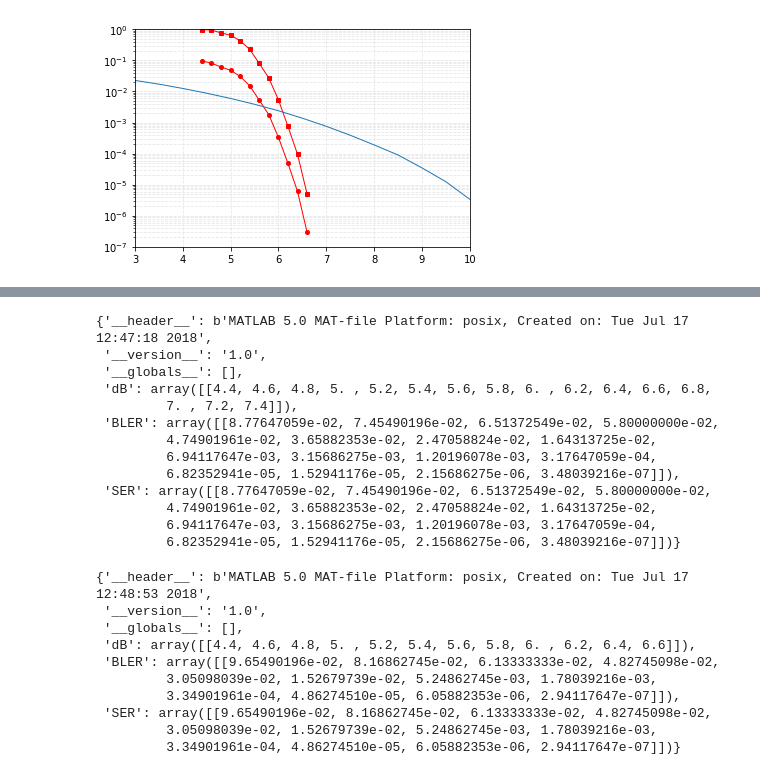
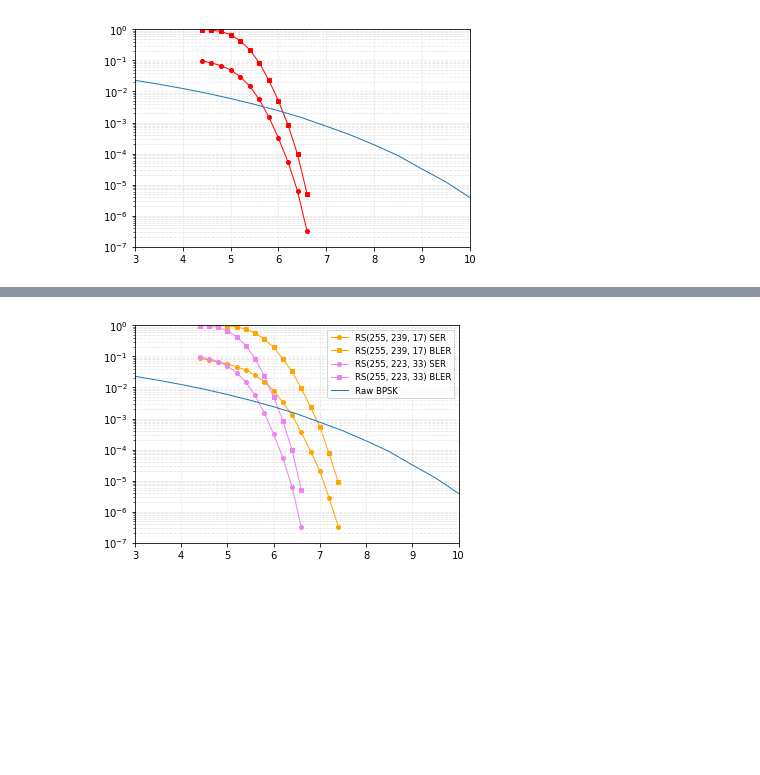
Before and after one commit to JimyMa/UselessBox, a Jupyter notebook: berlekamp_decode_simulation/Berlekamp_decode_simulation.ipynb, the cells around one changed output, grey strips where cells are left out. Drawn from its saved outputs; the diff is of its cells as text; code cells hidden in the pictures; blank space fills up the shorter version.

Commit message:
graph

```diff
--- a/berlekamp_decode_simulation/Berlekamp_decode_simulation.ipynb
+++ b/berlekamp_decode_simulation/Berlekamp_decode_simulation.ipynb
@@ -253,32 +215,49 @@ sio.savemat('RS_255_223_33.mat', {'dB': db_255_223_33,'BLER': SER_255_223_33,'SE
 # %%
 a = sio.loadmat("RS_255_239_17.mat")
 b = sio.loadmat("RS_255_223_33.mat")
-# %%
-a
-# %% [output]
-{'__header__': b'MATLAB 5.0 MAT-file Platform: posix, Created on: Tue Jul 17 12:47:18 2018',
- '__version__': '1.0',
- '__globals__': [],
- 'dB': array([[4.4, 4.6, 4.8, 5. , 5.2, 5.4, 5.6, 5.8, 6. , 6.2, 6.4, 6.6, 6.8,
-         7. , 7.2, 7.4]]),
- 'BLER': array([[8.77647059e-02, 7.45490196e-02, 6.51372549e-02, 5.80000000e-02,
-         4.74901961e-02, 3.65882353e-02, 2.47058824e-02, 1.64313725e-02,
-         6.94117647e-03, 3.15686275e-03, 1.20196078e-03, 3.17647059e-04,
-         6.82352941e-05, 1.52941176e-05, 2.15686275e-06, 3.48039216e-07]]),
- 'SER': array([[8.77647059e-02, 7.45490196e-02, 6.51372549e-02, 5.80000000e-02,
-         4.74901961e-02, 3.65882353e-02, 2.47058824e-02, 1.64313725e-02,
-         6.94117647e-03, 3.15686275e-03, 1.20196078e-03, 3.17647059e-04,
-         6.82352941e-05, 1.52941176e-05, 2.15686275e-06, 3.48039216e-07]])}
-# %%
-b
-# %% [output]
-{'__header__': b'MATLAB 5.0 MAT-file Platform: posix, Created on: Tue Jul 17 12:48:53 2018',
- '__version__': '1.0',
- '__globals__': [],
- 'dB': array([[4.4, 4.6, 4.8, 5. , 5.2, 5.4, 5.6, 5.8, 6. , 6.2, 6.4, 6.6]]),
- 'BLER': array([[9.65490196e-02, 8.16862745e-02, 6.13333333e-02, 4.82745098e-02,
-         3.05098039e-02, 1.52679739e-02, 5.24862745e-03, 1.78039216e-03,
-         3.34901961e-04, 4.86274510e-05, 6.05882353e-06, 2.94117647e-07]]),
- 'SER': array([[9.65490196e-02, 8.16862745e-02, 6.13333333e-02, 4.82745098e-02,
-         3.05098039e-02, 1.52679739e-02, 5.24862745e-03, 1.78039216e-03,
-         3.34901961e-04, 4.86274510e-05, 6.05882353e-06, 2.94117647e-07]])}
+# %%
+fig = plt.figure(figsize = (5.8, 4))
+f1, = plt.semilogy(a['dB'][0, :],
+                            a['SER'][0, :],
+                            marker="o",
+                            color="orange",
+                            markersize=4,
+                            lw=1)
+f2, = plt.semilogy(a['dB'][0, :],
+                            a['BLER'][0, :],
+                            marker="s",
+                            color="orange",
+                            markersize=4,
+                            lw=1)
+f3, = plt.semilogy(b['dB'][0, :],
+                            b['SER'][0, :],
+                            marker="o",
+                            color="violet",
+                            markersize=4,
+                            lw=1,
+                            label="RS(255, 223, 33) SER")
+f4, = plt.semilogy(b['dB'][0, :],
+                            b['BLER'][0, :],
+                            marker="s",
+                            color="violet",
+                            markersize=4,
+                            lw=1)
+f5, = plt.semilogy(sim_psk_db, ber_psk, lw=1)
+plt.legend(handles= [f1, f2, f3, f4, f5],
+                 labels = [
+                     "RS(255, 239, 17) SER",
+                     "RS(255, 239, 17) BLER",
+                     "RS(255, 223, 33) SER",
+                     "RS(255, 223, 33) BLER",
+                     "Raw BPSK"],
+                 loc='best',
+                 prop={'size': 8.5})
+plt.grid(True, which="both", color='0.9', ls="--")
+plt.xlim(3, 10.0)
+plt.ylim(1e-7, 1)
+fig.savefig('RS255.pdf')
+fig.savefig('RS255.png')
+fig.savefig('RS255.svg')
+plt.show()
+# %% [output]
+[figure, added]
```
Also changed, not shown: parts of 7 cells of this notebook, 6 other files.
